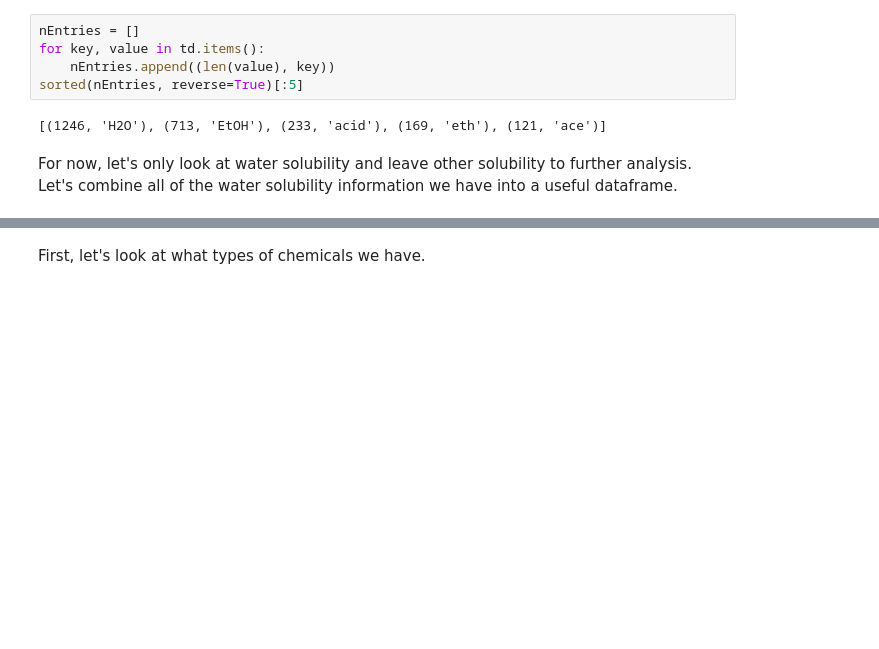
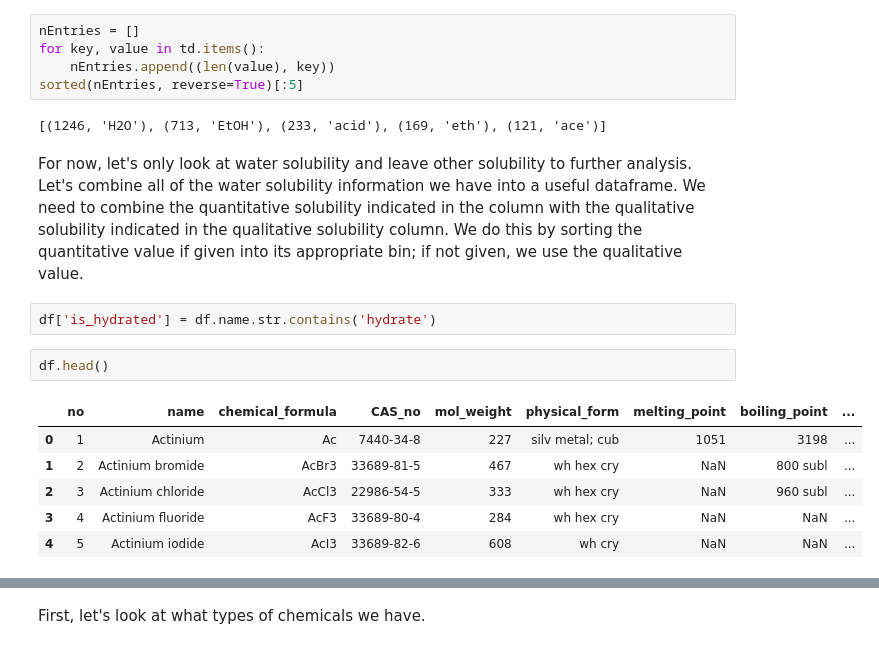
Before and after one commit to chrisjkuch/citrineapp, a Jupyter notebook: Solubility.ipynb, the cells around one changed output, grey strips where cells are left out. Drawn from its saved outputs; the diff is of its cells as text; blank space fills up the shorter version.

```diff
--- a/Solubility.ipynb
+++ b/Solubility.ipynb
@@ -142,4 +161,15 @@ sorted(nEntries, reverse=True)[:5]
 # %% [output]
 [(1246, 'H2O'), (713, 'EtOH'), (233, 'acid'), (169, 'eth'), (121, 'ace')]
 # %% [markdown]
-For now, let's only look at water solubility and leave other solubility to further analysis. Let's combine all of the water solubility information we have into a useful dataframe.
+For now, let's only look at water solubility and leave other solubility to further analysis. Let's combine all of the water solubility information we have into a useful dataframe. We need to combine the quantitative solubility indicated in the column with the qualitative solubility indicated in the qualitative solubility column. We do this by sorting the quantitative value if given into its appropriate bin; if not given, we use the qualitative value.
+# %%
+df['is_hydrated'] = df.name.str.contains('hydrate')
+# %%
+df.head()
+# %% [output]
+|  | no | name | chemical_formula | CAS_no | mol_weight | physical_form | melting_point | boiling_point | ... |
+| 0 | 1 | Actinium | Ac | 7440-34-8 | 227 | silv metal; cub | 1051 | 3198 | ... |
+| 1 | 2 | Actinium bromide | AcBr3 | 33689-81-5 | 467 | wh hex cry | NaN | 800 subl | ... |
+| 2 | 3 | Actinium chloride | AcCl3 | 22986-54-5 | 333 | wh hex cry | NaN | 960 subl | ... |
+| 3 | 4 | Actinium fluoride | AcF3 | 33689-80-4 | 284 | wh hex cry | NaN | NaN | ... |
+| 4 | 5 | Actinium iodide | AcI3 | 33689-82-6 | 608 | wh cry | NaN | NaN | ... |
```
Also changed, not shown: parts of 24 cells of this notebook.
